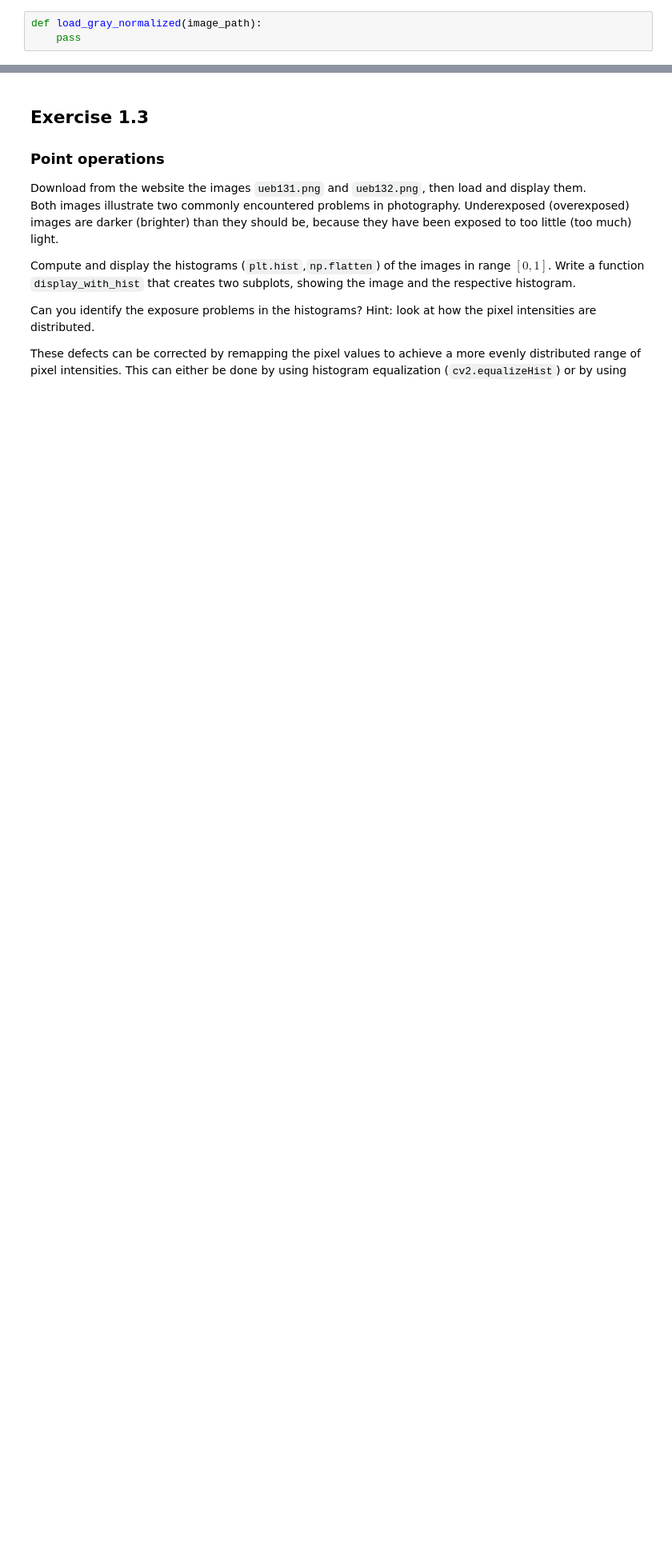
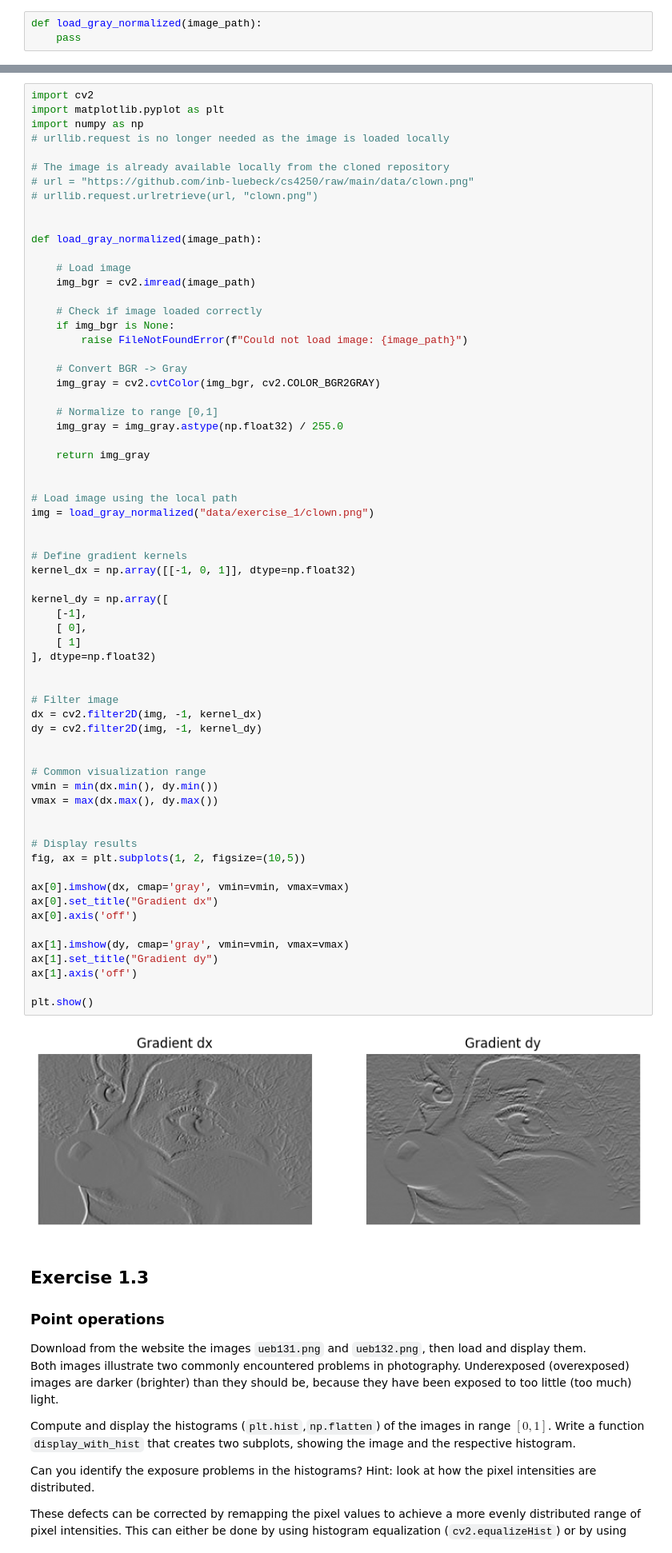
Before and after one commit to mohammedibrahimshawon/APWT_SUM22_Assign, a Jupyter notebook: exercise_1.ipynb, the cells around one changed output, grey strips where cells are left out. Shown at 80% size. Cells and saved outputs as stored; diff of their text form; blank space fills up the shorter version.

```diff
--- a/exercise_1.ipynb
+++ b/exercise_1.ipynb
@@ -84,3 +102,70 @@ def load_gray_normalized(image_path):
+# %%
+import cv2
+import matplotlib.pyplot as plt
+import numpy as np
+# urllib.request is no longer needed as the image is loaded locally
+
+# The image is already available locally from the cloned repository
+# url = "https://github.com/inb-luebeck/cs4250/raw/main/data/clown.png"
+# urllib.request.urlretrieve(url, "clown.png")
+
+
+def load_gray_normalized(image_path):
+
+    # Load image
+    img_bgr = cv2.imread(image_path)
+
+    # Check if image loaded correctly
+    if img_bgr is None:
+        raise FileNotFoundError(f"Could not load image: {image_path}")
+
+    # Convert BGR -> Gray
+    img_gray = cv2.cvtColor(img_bgr, cv2.COLOR_BGR2GRAY)
+
+    # Normalize to range [0,1]
+    img_gray = img_gray.astype(np.float32) / 255.0
+
+    return img_gray
+
+
+# Load image using the local path
+img = load_gray_normalized("data/exercise_1/clown.png")
+
+
+# Define gradient kernels
+kernel_dx = np.array([[-1, 0, 1]], dtype=np.float32)
+
+kernel_dy = np.array([
+    [-1],
+    [ 0],
+    [ 1]
+], dtype=np.float32)
+
+
+# Filter image
+dx = cv2.filter2D(img, -1, kernel_dx)
+dy = cv2.filter2D(img, -1, kernel_dy)
+
+
+# Common visualization range
+vmin = min(dx.min(), dy.min())
+vmax = max(dx.max(), dy.max())
+
+
+# Display results
+fig, ax = plt.subplots(1, 2, figsize=(10,5))
+
+ax[0].imshow(dx, cmap='gray', vmin=vmin, vmax=vmax)
+ax[0].set_title("Gradient dx")
+ax[0].axis('off')
+
+ax[1].imshow(dy, cmap='gray', vmin=vmin, vmax=vmax)
+ax[1].set_title("Gradient dy")
+ax[1].axis('off')
+
+plt.show()
+# %% [output]
+[figure, added]
 # %% [markdown]
 ## Exercise 1.3
 ### Point operations
```
Also changed, not shown: parts of 12 cells of this notebook.
